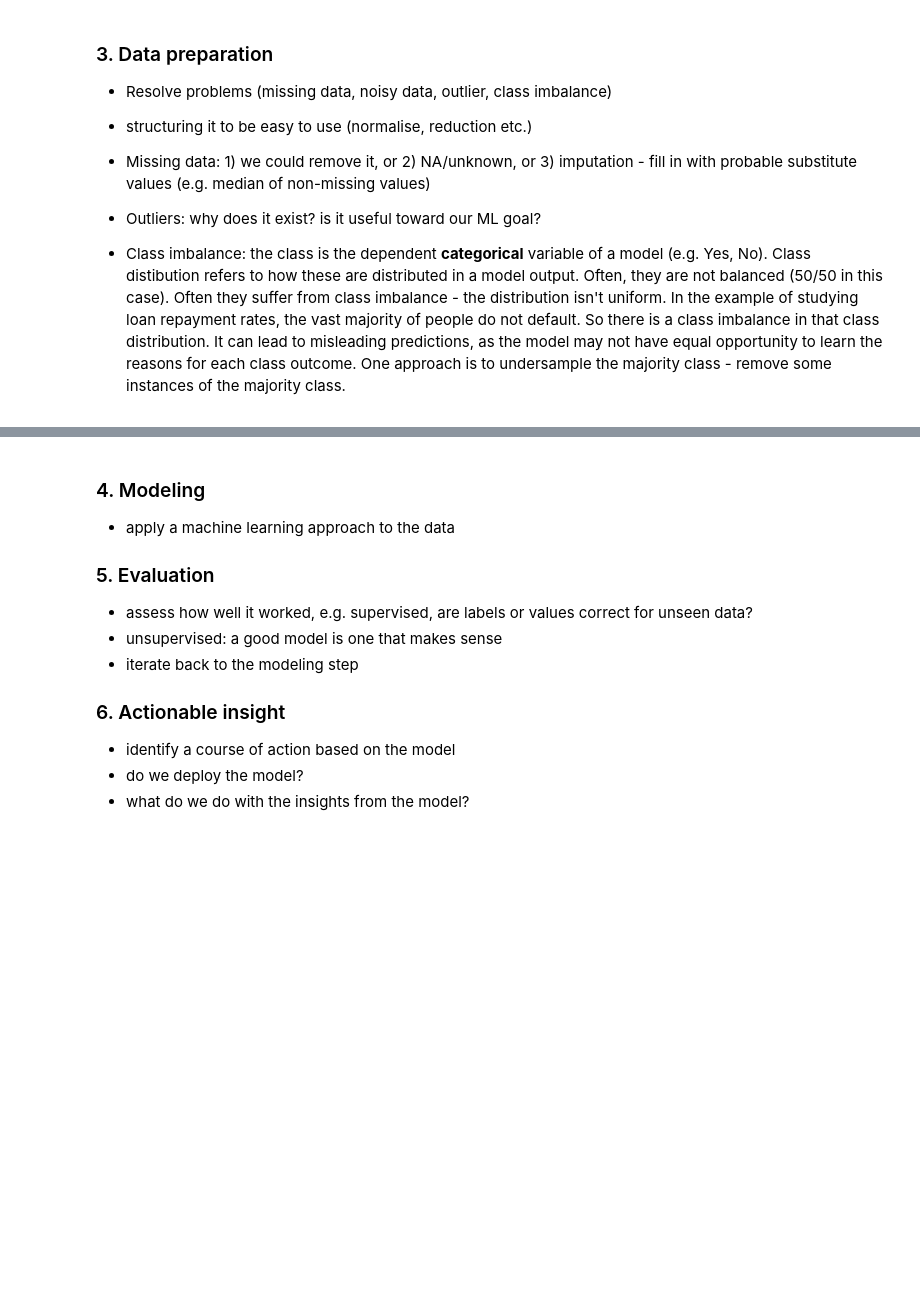
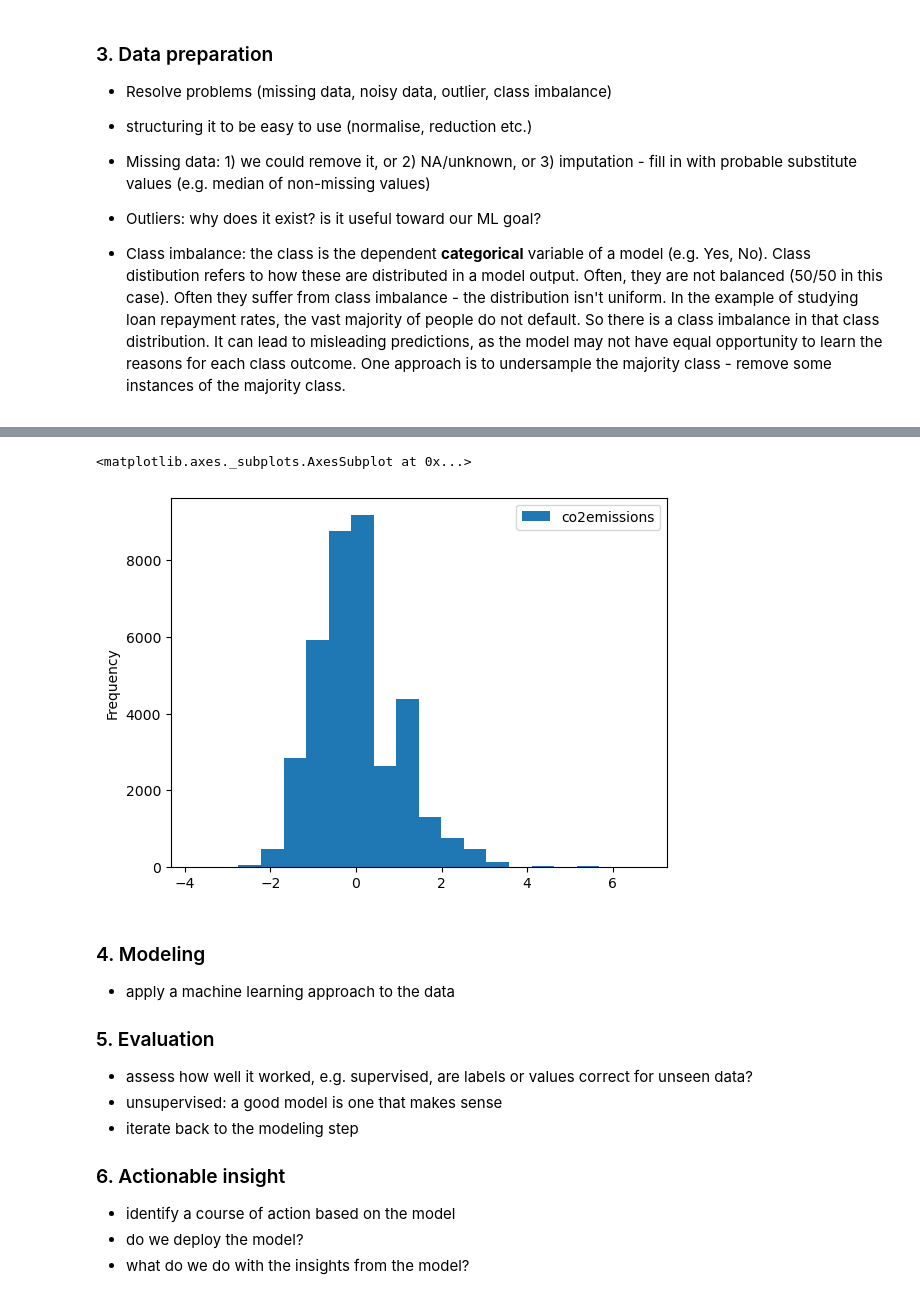
Before and after one commit to CormacKinsella/python-data-science, a Jupyter notebook: python-machine-learning.ipynb, the cells around one changed output, grey strips where cells are left out. Drawn from its saved outputs; the diff is of its cells as text; code cells hidden in the pictures; blank space fills up the shorter version.

Commit message:
data normalisation

```diff
--- a/python-machine-learning.ipynb
+++ b/python-machine-learning.ipynb
@@ -370,0 +472,22 @@ Index: []
+# %%
+%matplotlib inline
+import pandas as pd
+
+# For MinMax scaling
+from sklearn.preprocessing import MinMaxScaler
+
+# In practise with some data, normalise co2emissions
+
+vehicles = pd.read_csv("data/vehicles.csv")
+print(vehicles[['co2emissions']].describe())
+#  vehicles[['co2emissions']].plot(kind = 'hist', bins = 20, figsize = (10, 6))
+
+# Normalise with scikitlearn
+co2emissions_MM = MinMaxScaler().fit_transform(vehicles[['co2emissions']])
+type(co2emissions_MM) # a numpy array
+
+# Transform back to pandas dataframe
+co2emissions_MM = pd.DataFrame(co2emissions_MM, columns = ['co2emissions'])
+
+# Describe it
+co2emissions_MM.describe() # Min now 0, max now 1
@@ -371,3 +513,18 @@ Index: []
+# %%
+# For Z-score scaling
+from sklearn.preprocessing import StandardScaler
+
+# Same structure as previous
+co2emissions_Z = StandardScaler().fit_transform(vehicles[['co2emissions']])
+co2emissions_Z = pd.DataFrame(co2emissions_Z, columns = ['co2emissions'])
+co2emissions_Z.describe()
+
+co2emissions_Z.plot(kind = 'hist', bins = 20)
+
+# Scale is different - structure stays the same!
+# %% [output]
+<matplotlib.axes._subplots.AxesSubplot at 0x...>
+[figure, added]
 # %% [markdown]
 
 
```
Also changed, not shown: parts of 8 cells of this notebook.
